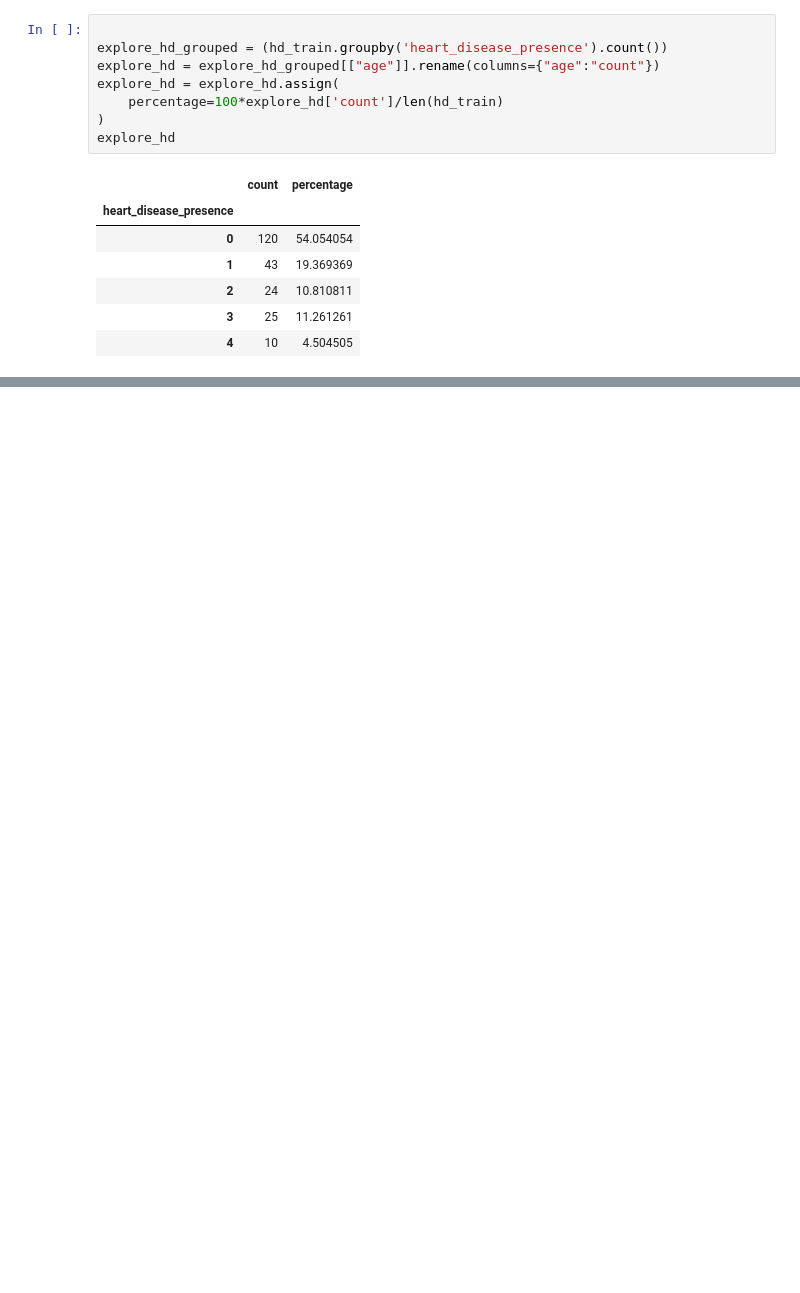
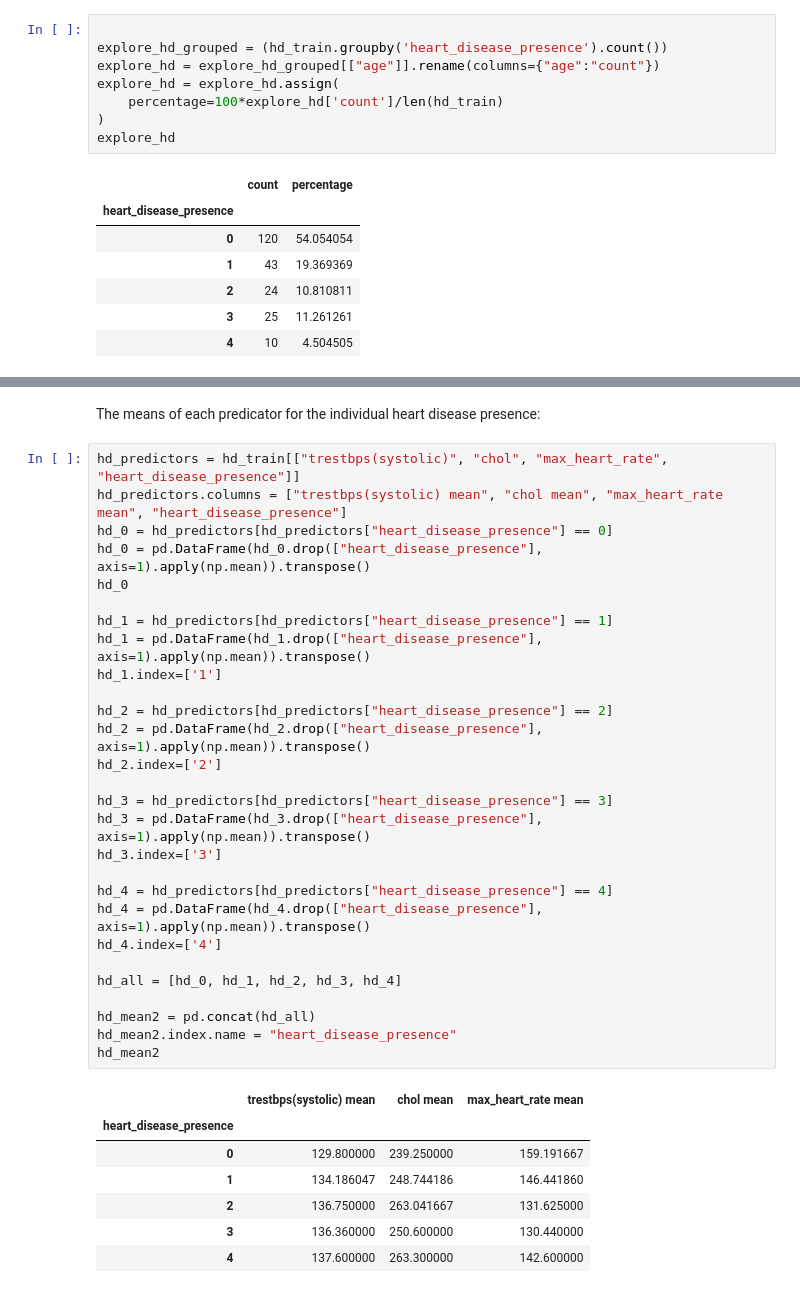
Before and after one commit to cathyleii/AmazingAnts, a Jupyter notebook: GroupProposal.ipynb, the cells around one changed output, grey strips where cells are left out. Cells and saved outputs as stored; diff of their text form; blank space fills up the shorter version.

```diff
--- a/GroupProposal.ipynb
+++ b/GroupProposal.ipynb
@@ -133,3 +111,41 @@ hd_mean_transposed
 # %% [output]
 |  | trestbps(systolic) | chol | max_heart_rate |
 | mean | 132.490991 | 246.022523 | 149.756757 |
+# %% [markdown]
+The means of each predicator for the individual heart disease presence:
+# %%
+hd_predictors = hd_train[["trestbps(systolic)", "chol", "max_heart_rate", "heart_disease_presence"]]
+hd_predictors.columns = ["trestbps(systolic) mean", "chol mean", "max_heart_rate mean", "heart_disease_presence"]
+hd_0 = hd_predictors[hd_predictors["heart_disease_presence"] == 0]
+hd_0 = pd.DataFrame(hd_0.drop(["heart_disease_presence"], axis=1).apply(np.mean)).transpose()
+hd_0
+
+hd_1 = hd_predictors[hd_predictors["heart_disease_presence"] == 1]
+hd_1 = pd.DataFrame(hd_1.drop(["heart_disease_presence"], axis=1).apply(np.mean)).transpose()
+hd_1.index=['1']
+
+hd_2 = hd_predictors[hd_predictors["heart_disease_presence"] == 2]
+hd_2 = pd.DataFrame(hd_2.drop(["heart_disease_presence"], axis=1).apply(np.mean)).transpose()
+hd_2.index=['2']
+
+hd_3 = hd_predictors[hd_predictors["heart_disease_presence"] == 3]
+hd_3 = pd.DataFrame(hd_3.drop(["heart_disease_presence"], axis=1).apply(np.mean)).transpose()
+hd_3.index=['3']
+
+hd_4 = hd_predictors[hd_predictors["heart_disease_presence"] == 4]
+hd_4 = pd.DataFrame(hd_4.drop(["heart_disease_presence"], axis=1).apply(np.mean)).transpose()
+hd_4.index=['4']
+
+hd_all = [hd_0, hd_1, hd_2, hd_3, hd_4]
+
+hd_mean2 = pd.concat(hd_all)
+hd_mean2.index.name = "heart_disease_presence"
+hd_mean2
+# %% [output]
+|  | trestbps(systolic) mean | chol mean | max_heart_rate mean |
+| heart_disease_presence |  |  |  |
+| 0 | 129.800000 | 239.250000 | 159.191667 |
+| 1 | 134.186047 | 248.744186 | 146.441860 |
+| 2 | 136.750000 | 263.041667 | 131.625000 |
+| 3 | 136.360000 | 250.600000 | 130.440000 |
+| 4 | 137.600000 | 263.300000 | 142.600000 |
```
Also changed, not shown: parts of 9 cells of this notebook.
